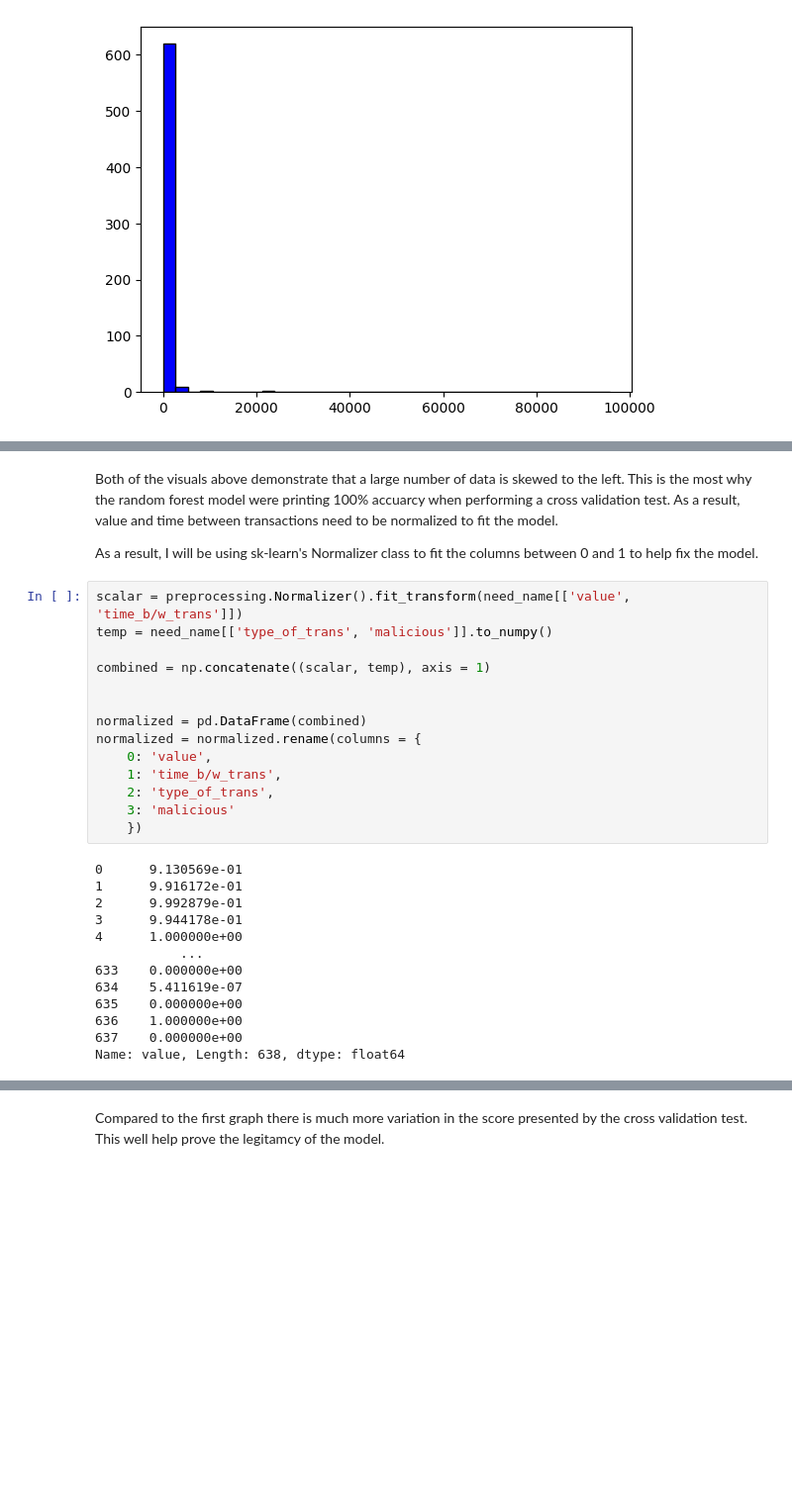
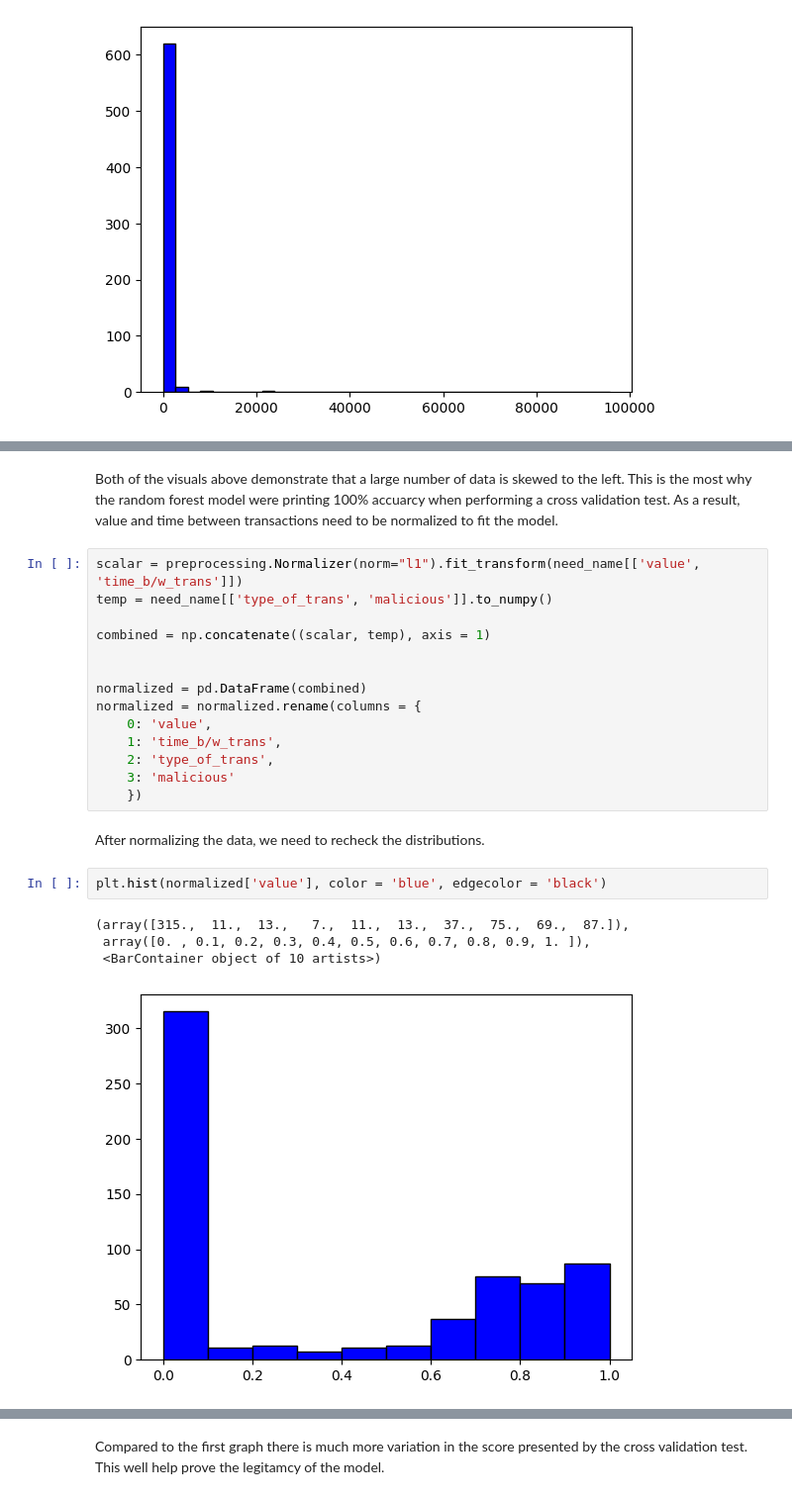
Before and after one commit to mschultz5200/big_data_lab, a Jupyter notebook: identity_review/current_scripts/rand_forest.ipynb, the cells around one changed output, grey strips where cells are left out. Shown at 99% size. Saved outputs shown, nothing was run; the diff lists cells and outputs as text; blank space fills up the shorter version.

```diff
--- a/identity_review/current_scripts/rand_forest.ipynb
+++ b/identity_review/current_scripts/rand_forest.ipynb
@@ -88,9 +90,7 @@ plt.hist(need_name['time_b/w_trans'], color = 'blue', edgecolor = 'black',
 # %% [markdown]
 Both of the visuals above demonstrate that a large number of data is skewed to the left. This is the most why the random forest model were printing 100% accuarcy when performing a cross validation test. As a result, value and time between transactions need to be normalized to fit the model.
-
-As a result, I will be using sk-learn's Normalizer class to fit the columns between 0 and 1 to help fix the model.
 # %%
-scalar = preprocessing.Normalizer().fit_transform(need_name[['value', 'time_b/w_trans']])
+scalar = preprocessing.Normalizer(norm="l1").fit_transform(need_name[['value', 'time_b/w_trans']])
 temp = need_name[['type_of_trans', 'malicious']].to_numpy()
 
 combined = np.concatenate((scalar, temp), axis = 1)
@@ -103,16 +103,12 @@ normalized = normalized.rename(columns = {
     2: 'type_of_trans',
     3: 'malicious'
     })
-# %% [output]
-0      9.130569e-01
-1      9.916172e-01
-2      9.992879e-01
-3      9.944178e-01
-4      1.000000e+00
-           ...
-633    0.000000e+00
-634    5.411619e-07
-635    0.000000e+00
-636    1.000000e+00
-637    0.000000e+00
-Name: value, Length: 638, dtype: float64
+# %% [markdown]
+After normalizing the data, we need to recheck the distributions.
+# %%
+plt.hist(normalized['value'], color = 'blue', edgecolor = 'black')
+# %% [output]
+(array([315.,  11.,  13.,   7.,  11.,  13.,  37.,  75.,  69.,  87.]),
+ array([0. , 0.1, 0.2, 0.3, 0.4, 0.5, 0.6, 0.7, 0.8, 0.9, 1. ]),
+ <BarContainer object of 10 artists>)
+[figure, added]
```
Also changed, not shown: parts of 8 cells of this notebook, 1 other file.
